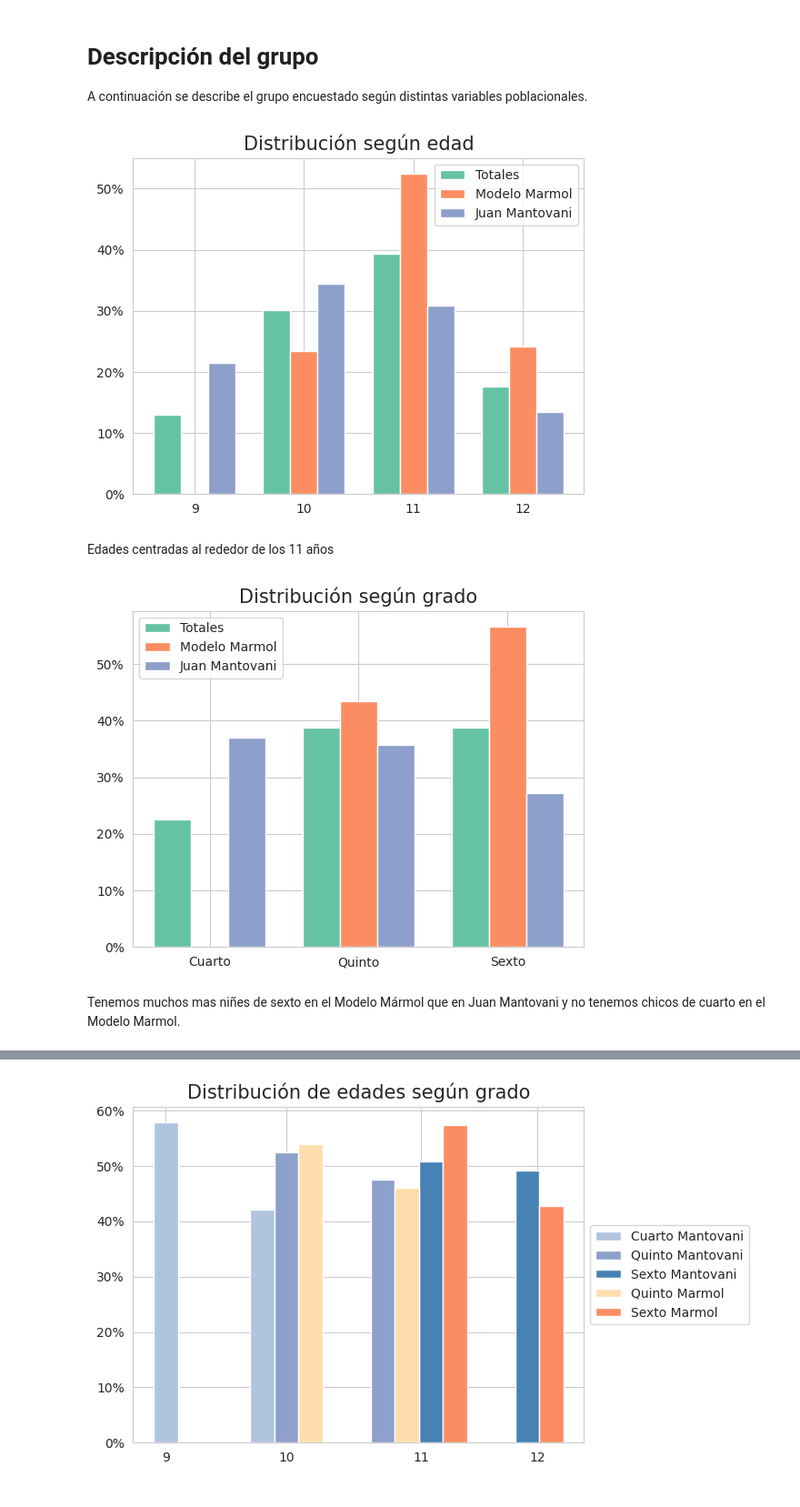
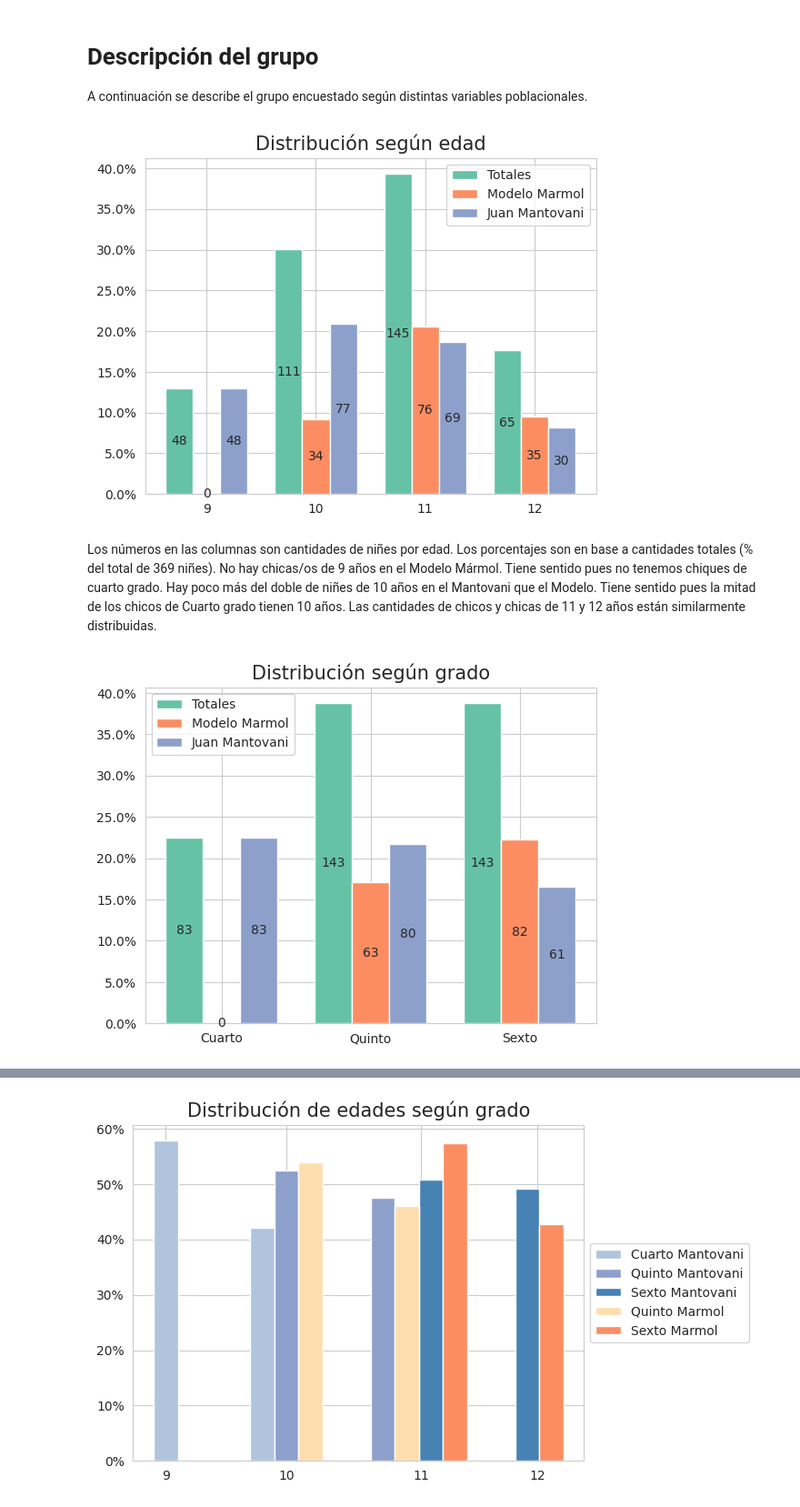
Before and after one commit to fedesassone/tesis, a Jupyter notebook: notebooks/Poblacional.ipynb, the cells around one changed output, grey strips where cells are left out. Shown at 91% size. Drawn from its saved outputs; the diff is of its cells as text; code cells hidden in the pictures.

Commit message:
Refactoriza y modifica los primeros dos graficos. Restan correcciones del resto.

```diff
--- a/notebooks/Poblacional.ipynb
+++ b/notebooks/Poblacional.ipynb
@@ -50,68 +50,75 @@ df_fe.head().transpose()
 A continuación se describe el grupo encuestado según distintas variables poblacionales.
 # %%
 # Distribución según edad
-data_total = df_fe["edad"].value_counts(normalize=True).sort_index()
-data_marmol = marmol["edad"].value_counts(normalize=True).sort_index()
-data_mantovani = mantovani["edad"].value_counts(normalize=True).sort_index()
+data_total = df_fe["edad"].value_counts().sort_index()
+data_marmol = marmol["edad"].value_counts().sort_index()
+data_marmol[9] = 0
+data_marmol = data_marmol.sort_index()
+data_mantovani = mantovani["edad"].value_counts().sort_index()
 
-for data in data_total.index:
-    if data not in data_marmol.index:
-        data_marmol[data] = 0.0
-    if data not in data_mantovani.index:
-        data_mantovani[data] = 0.0
+labels = [data_total.to_numpy(), data_marmol.to_numpy(), data_mantovani.to_numpy()]
 
-data_marmol = data_marmol.sort_index()
-data_mantovani = data_mantovani.sort_index()
+fig, ax = plt.subplots()
 
 bar_width = 0.25
 br1 = np.arange(len(data_total))
 br2 = [x + bar_width for x in br1]
 br3 = [x + bar_width for x in br2]
-plt.bar(br1,data_total, width=bar_width, label = 'Totales')
-plt.bar(br2,data_marmol, width=bar_width, label = 'Modelo Marmol')
-plt.bar(br3,data_mantovani, width=bar_width, label = 'Juan Mantovani')
+plt.bar(br1,data_total.div(cant_total), width=bar_width, label = 'Totales')
+plt.bar(br2,data_marmol.div(cant_total), width=bar_width, label = 'Modelo Marmol')
+plt.bar(br3,data_mantovani.div(cant_total), width=bar_width, label = 'Juan Mantovani')
+
+i = 0
+for bars in ax.containers:
+    ax.bar_label(bars, labels=labels[i], label_type="center")
+    i=i+1
 
 plt.gca().yaxis.set_major_formatter(PercentFormatter(1))
 plt.title("Distribución según edad", fontsize=15)
 plt.xticks([r + bar_width for r in range(len(data_total))], [id for id in data_total.sort_index().index])
 plt.legend()
-plt.savefig('1.png')
+plt.savefig('poblacional_edad.png')
 # %% [output]
-[figure, old version]
+[figure, new version]
-# %% [markdown]
-Edades centradas al rededor de los 11 años
+# %% [markdown]
+Los números en las columnas son cantidades de niñes por edad.
+Los porcentajes son en base a cantidades totales (% del total de 369 niñes).
+No hay chicas/os de 9 años en el Modelo Mármol. Tiene sentido pues no tenemos chiques de cuarto grado.
+Hay poco más del doble de niñes de 10 años en el Mantovani que el Modelo. Tiene sentido pues la mitad de los chicos de Cuarto grado tienen 10 años.
+Las cantidades de chicos y chicas de 11 y 12 años están similarmente distribuidas.
 # %%
 # Distribución según grado
-data_total = df_fe["grado"].value_counts(normalize=True).sort_index()
-data_marmol = marmol["grado"].value_counts(normalize=True).sort_index()
-data_mantovani = mantovani["grado"].value_counts(normalize=True).sort_index()
+data_total = df_fe["grado"].value_counts().sort_index()
 
-for data in data_total.index:
-    if data not in data_marmol.index:
-        data_marmol[data] = 0.0
-    if data not in data_mantovani.index:
-        data_mantovani[data] = 0.0
+data_marmol = marmol["grado"].value_counts().sort_index()
+data_marmol["Cuarto"] = 0
+data_marmol = data_marmol.sort_index()
 
-data_marmol = data_marmol.sort_index()
-data_mantovani = data_mantovani.sort_index()
+data_mantovani = mantovani["grado"].value_counts().sort_index()
+
+labels = [data_total.to_numpy(), data_marmol.to_numpy(), data_mantovani.to_numpy()]
 
 bar_width = 0.25
 br1 = np.arange(len(data_total))
 br2 = [x + bar_width for x in br1]
 br3 = [x + bar_width for x in br2]
-plt.bar(br1,data_total, width=bar_width, label = 'Totales')
-plt.bar(br2,data_marmol, width=bar_width, label = 'Modelo Marmol')
-plt.bar(br3,data_mantovani, width=bar_width, label = 'Juan Mantovani')
+
+fig, ax = plt.subplots()
+
+plt.bar(br1,data_total.div(cant_total), width=bar_width, label = 'Totales')
+plt.bar(br2,data_marmol.div(cant_total), width=bar_width, label = 'Modelo Marmol')
+plt.bar(br3,data_mantovani.div(cant_total), width=bar_width, label = 'Juan Mantovani')
+
+i = 0
+for bars in ax.containers:
+    ax.bar_label(bars, labels=labels[i], label_type="center")
+    i=i+1
 
 plt.gca().yaxis.set_major_formatter(PercentFormatter(1))
 plt.title("Distribución según grado", fontsize=15)
 plt.xticks([r + bar_width for r in range(len(data_total))], [id for id in data_total.sort_index().index])
 plt.legend()
-plt.savefig('2.png')
 
-# Todo
-# agregar cantidades totales en este grafico
+plt.savefig('poblacional_grado.png')
 # %% [output]
-[figure, old version]
+[figure, new version]
-# %% [markdown]
-Tenemos muchos mas niñes de sexto en el Modelo Mármol que en Juan Mantovani y no tenemos chicos de cuarto en el Modelo Marmol.
```
Also changed, not shown: parts of 2 cells of this notebook, 22 other files.
